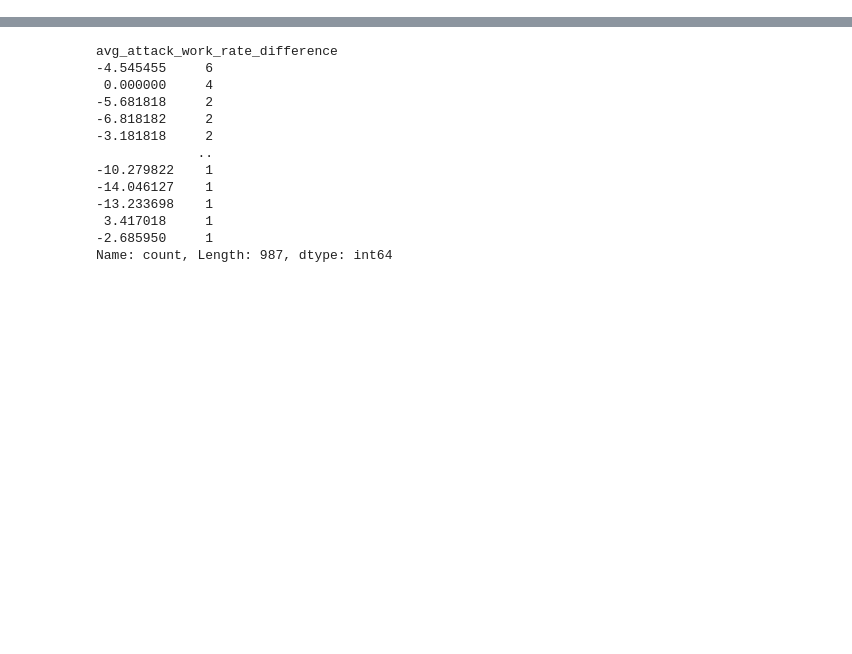
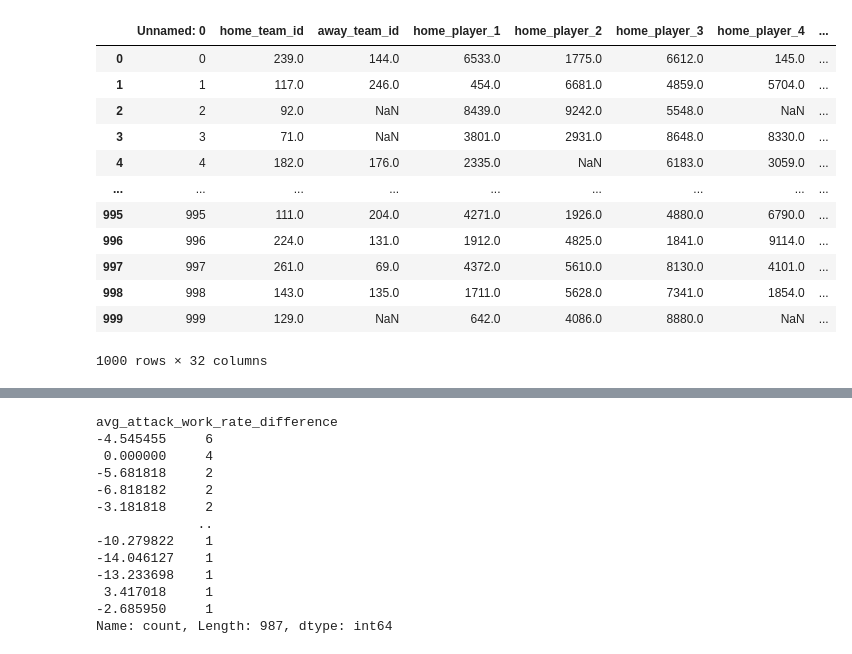
Before and after one commit to AnangaB/soccer-games-result-predictor, a Jupyter notebook: scratch.ipynb, the cells around one changed output, grey strips where cells are left out. Cells and saved outputs as stored; diff of their text form; code cells hidden in the pictures; blank space fills up the shorter version.

```diff
--- a/scratch.ipynb
+++ b/scratch.ipynb
@@ -7 +9,17 @@ avg_work_rates_df= pd.read_csv("avg_work_rates_df.csv")
+# %%
+training_data
+# %% [output]
+|  | Unnamed: 0 | home_team_id | away_team_id | home_player_1 | home_player_2 | home_player_3 | home_player_4 | ... |
+| 0 | 0 | 239.0 | 144.0 | 6533.0 | 1775.0 | 6612.0 | 145.0 | ... |
+| 1 | 1 | 117.0 | 246.0 | 454.0 | 6681.0 | 4859.0 | 5704.0 | ... |
+| 2 | 2 | 92.0 | NaN | 8439.0 | 9242.0 | 5548.0 | NaN | ... |
+| 3 | 3 | 71.0 | NaN | 3801.0 | 2931.0 | 8648.0 | 8330.0 | ... |
+| 4 | 4 | 182.0 | 176.0 | 2335.0 | NaN | 6183.0 | 3059.0 | ... |
+| ... | ... | ... | ... | ... | ... | ... | ... | ... |
+| 995 | 995 | 111.0 | 204.0 | 4271.0 | 1926.0 | 4880.0 | 6790.0 | ... |
+| 996 | 996 | 224.0 | 131.0 | 1912.0 | 4825.0 | 1841.0 | 9114.0 | ... |
+| 997 | 997 | 261.0 | 69.0 | 4372.0 | 5610.0 | 8130.0 | 4101.0 | ... |
+| 998 | 998 | 143.0 | 135.0 | 1711.0 | 5628.0 | 7341.0 | 1854.0 | ... |
+| 999 | 999 | 129.0 | NaN | 642.0 | 4086.0 | 8880.0 | NaN | ... |
+1000 rows × 32 columns
 # %%
```
Also changed, not shown: parts of 2 cells of this notebook, 9 other files.
